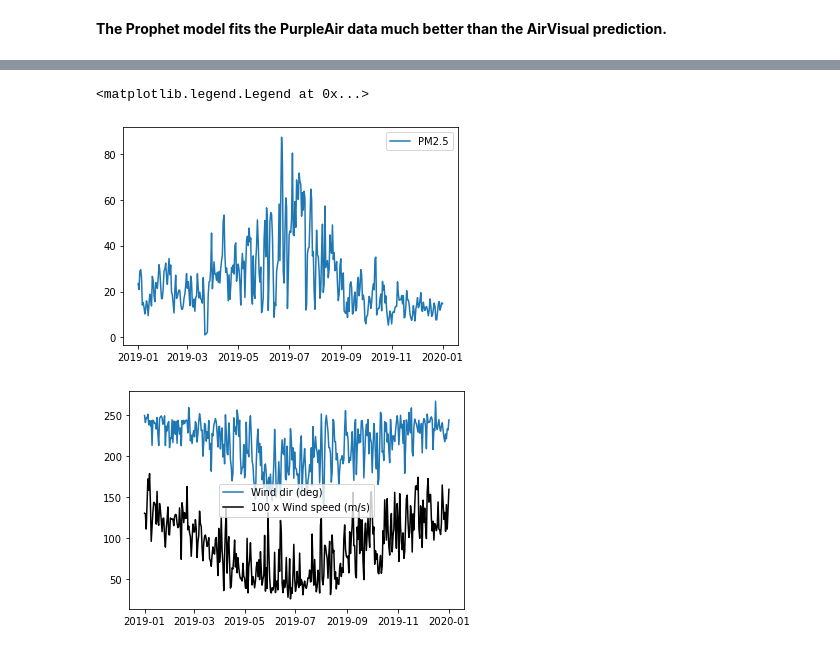
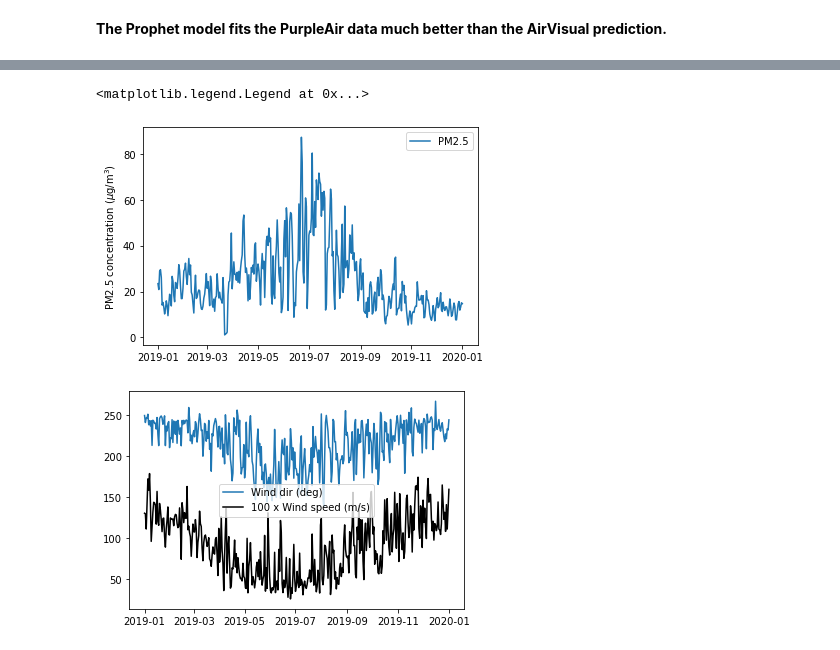
Before and after one commit to chathull/smogcasting, a Jupyter notebook: smogcasting.ipynb, the cells around one changed output, grey strips where cells are left out. Drawn from its saved outputs; the diff is of its cells as text; code cells hidden in the pictures.

Commit message:
Added units to RMSE and concentration where appropriate.

```diff
--- a/smogcasting.ipynb
+++ b/smogcasting.ipynb
@@ -412,22 +401,23 @@ display(Markdown('**The model shows the following: <br>(1) The PM2.5 concentrati
 # %%
 # Other exploratory plots
 # Top: resampled (daily) PM2.5 concentration as a function of time in 2019 (pre-pandemic year)
 # Bottom: resampled (daily) wind direction (deg) and wind speed (m/s, rescaled by 100x) with the same time range
 ##### THERE ARE CLEAR CORRELATIONS BETWEEN PM2.5 CONCENTRATION AND BOTH WIND DIRECTION AND WIND SPEED.
 ##### IN THE WINTER THE WIND DIES DOWN, AND THUS THE POLLUTION IS NOT BLOWN AWAY.
 ##### THE CHANGE IN WIND DIRECTION FROM THE WEST=270 DEG IN THE SUMMER VS. THE SOUTH=180 DEG IN THE WINTER
 #####    DESERVES FURTHER EXPLORATION.
 
 t_min='2019-01-01'
 t_max='2020-01-01'
 plt.figure()
 plt.plot(df_tot['pm2.5'][t_min:t_max].resample('D').mean(),'-', label='PM2.5')
+plt.ylabel('PM2.5 concentration ($\mu$g/m$^3$)')
 plt.legend()
 plt.figure()
 plt.plot(df_tot['wdir'][t_min:t_max].resample('D').mean(),'-', label='Wind dir (deg)')
 plt.plot(100*df_tot['wspd'][t_min:t_max].resample('D').mean(),'k-', label='100 x Wind speed (m/s)')
 plt.legend()
 # %% [output]
 <matplotlib.legend.Legend at 0x...>
-[figure, old version]
+[figure, new version]
 [figure]
```
Also changed, not shown: parts of 8 cells of this notebook.
